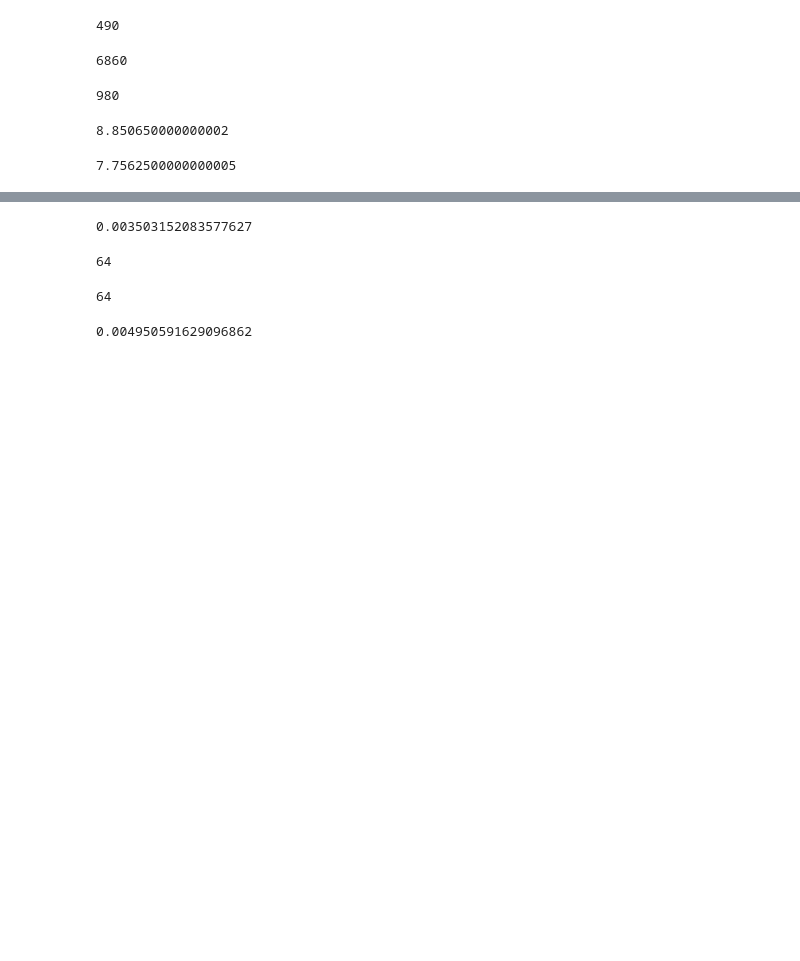
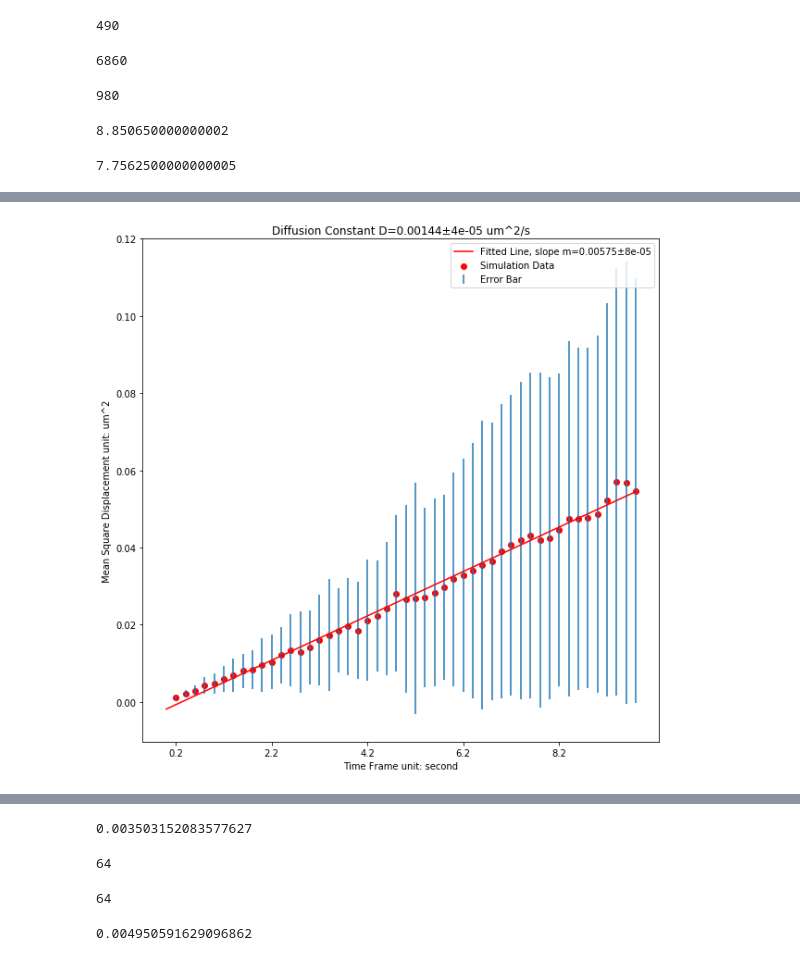
Before and after one commit to Meteoricer/OpenMP, a Jupyter notebook: FtsZ_Tracking.ipynb, the cells around one changed output, grey strips where cells are left out. Saved outputs shown, nothing was run; the diff lists cells and outputs as text; code cells hidden in the pictures; blank space fills up the shorter version.

```diff
--- a/FtsZ_Tracking.ipynb
+++ b/FtsZ_Tracking.ipynb
@@ -218,4 +428,0 @@ plt.legend()
-# %%
-labels=[]
-for i in range(0,end_time):
-    labels.append(str(i))
@@ -222,4 +433,8 @@ for i in range(0,end_time):
 # %%
+labels=[]
+for i in range(0,end_time*int(delta_time/sample_interval)):
+    labels.append(str(i))
+x_axis=np.array(range(1,end_time*int(delta_time/sample_interval)))/10
 fig=plt.figure(figsize=[10,10])
 plt.boxplot(distances_aggr,showfliers=False)
 (m, b),V= np.polyfit(range(1,end_time),distances[1:end_time],1,cov=True)
@@ -229,5 +444,6 @@ plt.xticks(range(1,end_time,3),labels[1:end_time:3])
 plt.xlabel('Time Frame unit: second')
 plt.ylabel('Mean Square Displacement unit: um^2')
 plt.legend()
-plt.title('Diffusion Constant D='+str(round(m/2,5))+'±'+str(round(np.sqrt(V[0][0])/2,5))+' um^2/s')
-plt.show()
+plt.title('Diffusion Constant D='+str(round(m/4,5))+'±'+str(round(np.sqrt(V[0][0])/2,5))+' um^2/s')
+# plt.show()
+plt.savefig("MSD_Boxplot.pdf", transparent=True)
@@ -239,0 +466,83 @@ AxisError: axis 1 is out of bounds for array of dimension 1
+# %%
+end_time=10
+cap_time=100
+delta_time=100
+FtsZ_location=[]
+index=0
+ID=sorted_table_ID[index]
+while table_length[ID]>end_time*delta_time:
+#     print(table_length[ID])
+    FtsZ_location.append(big_table[ID])
+    index+=1
+    ID=sorted_table_ID[index]
+# for ID in sorted_table_ID[0:1000]:
+#     print(table_length[ID])
+#     if table_length[ID]>end_time*100
+#     FtsZ_location.append(big_table[ID])
+
+sample_interval=20
+distances_aggr=[]
+distances=[]
+error_bar=[]
+median=[]
+for i in range(0,end_time*int(delta_time/sample_interval)):
+    distances.append([])
+    error_bar.append([])
+    median.append([])
+    distances_aggr.append([])
+for FtsZ in FtsZ_location:
+    for i in range(1,end_time*int(delta_time/sample_interval)):
+        distance_sum=[]
+    #     counter=0
+        for j in range(0,int(len(FtsZ)/sample_interval),i):
+
+            if j*sample_interval+i*sample_interval<cap_time*delta_time and j*sample_interval+i*sample_interval<len(FtsZ):
+                initial=FtsZ[j*sample_interval]
+                final=FtsZ[j*sample_interval+i*sample_interval]
+                distance=((int(final[0])-int(initial[0]))*5*10**(-3))**2+((int(final[1])-int(initial[1]))*5*10**(-3))**2
+                if distance<=3:#i/100*0.5:
+                    distance_sum.append(distance)
+#                 counter+=1
+#     print(np.max(distance_sum))
+#     print(np.mean(distance_sum))
+#     if np.max(distance_sum)
+        if distance_sum!=[]:
+    #         distances_aggr.append(distance_sum)
+            distances[i].append(np.mean(distance_sum))
+            error_bar[i].append(np.std(distance_sum))
+            median[i].append(np.median(distance_sum))
+            distances_aggr[i].extend(distance_sum)
+#     distances[i]=np.mean(distance_sum)
+#     error_bar[i]=np.std(distance_sum)
+# distances=np.array(distances,dtype='float')
+# error_bar=np.array(error_bar,dtype='float')
+error_bar[0]=[1]
+distances[0]=[1]
+for i in range(0,end_time*int(delta_time/sample_interval)):
+#     error_bar[i]=np.std(distances_aggr[i])
+#     distances[i]=np.mean(distances_aggr[i])
+    median[i]=np.median(distances_aggr[i])
+    error_bar[i]=np.std(distances[i])
+    distances[i]=np.mean(distances[i])
+
+
+labels=[]
+for i in range(0,end_time*int(delta_time/sample_interval)):
+    labels.append(str(i/(delta_time/sample_interval)))
+x_axis=np.array(range(0,end_time*int(delta_time/sample_interval)))/(delta_time/sample_interval)
+fig=plt.figure(figsize=[10,10])
+# box=plt.boxplot(distances_aggr,showfliers=False)
+plt.scatter(x_axis[1:end_time*int(delta_time/sample_interval)]*delta_time/sample_interval,distances[1:end_time*int(delta_time/sample_interval)],label='Simulation Data',c='r')
+plt.errorbar(x_axis[1:end_time*int(delta_time/sample_interval)]*delta_time/sample_interval,distances[1:end_time*int(delta_time/sample_interval)],yerr=error_bar[1:end_time*int(delta_time/sample_interval)],fmt='none',label='Error Bar')
+(m, b),V= np.polyfit(x_axis[1:end_time*int(delta_time/sample_interval)],distances[1:end_time*int(delta_time/sample_interval)],1,cov=True)
+plt.plot(x_axis*delta_time/sample_interval, b + m *(x_axis), '-',color='red',label='Fitted Line, slope m='+str(round(m,5))+'±'+str(round(np.sqrt(V[0][0]),5)))
+
+plt.xticks(x_axis[1:end_time*int(delta_time/sample_interval):10]*delta_time/sample_interval,labels[1:end_time*int(delta_time/sample_interval):10])
+plt.xlabel('Time Frame unit: second')
+plt.ylabel('Mean Square Displacement unit: um^2')
+plt.legend()
+plt.title('Diffusion Constant D='+str(round(m/4,5))+'±'+str(round(np.sqrt(V[0][0])/2,5))+' um^2/s')
+# plt.show()
+plt.savefig("MSD_Boxplot.pdf", transparent=True)
+# %% [output]
+[figure, added]
```
Also changed, not shown: parts of 65 cells of this notebook.
